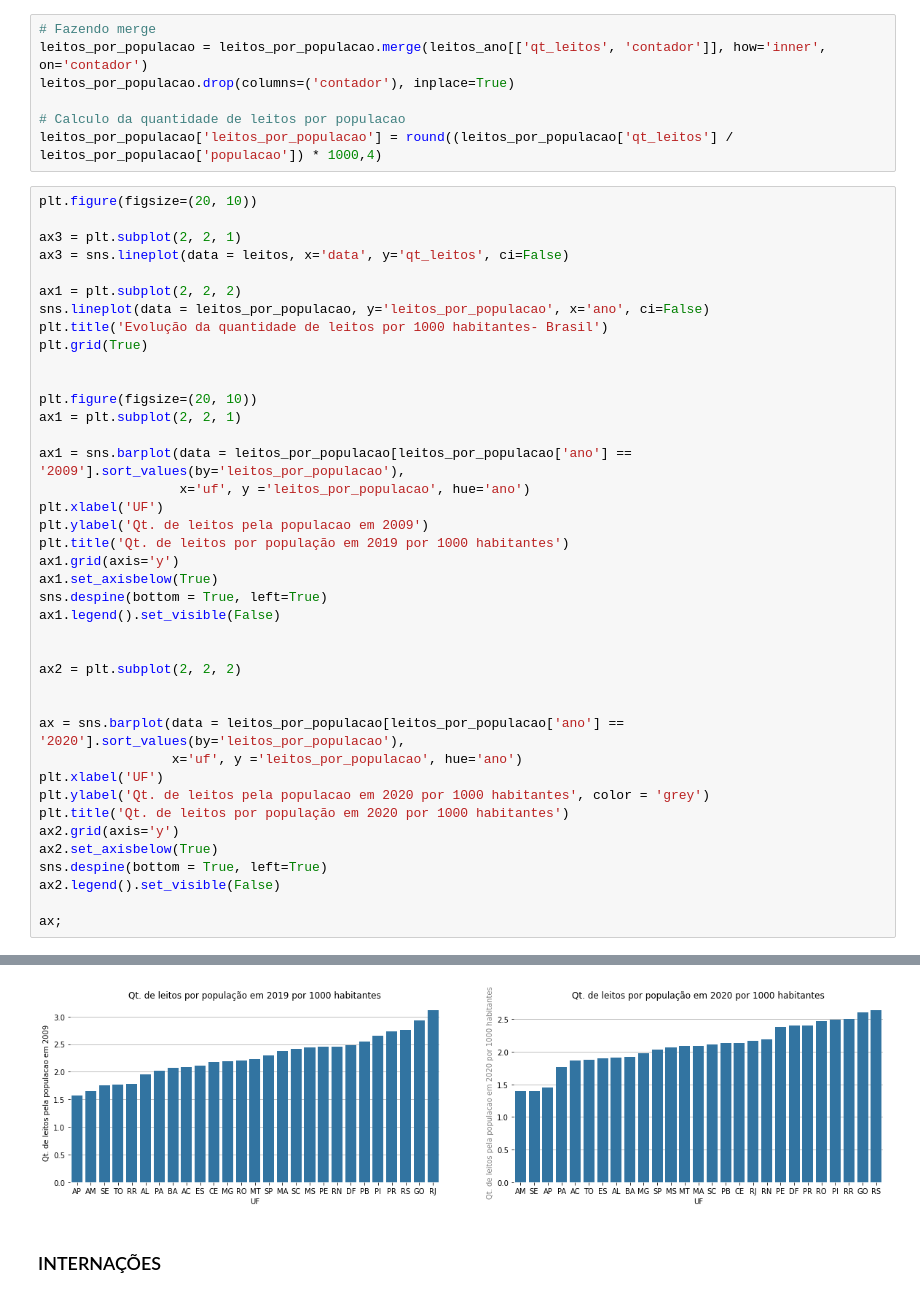
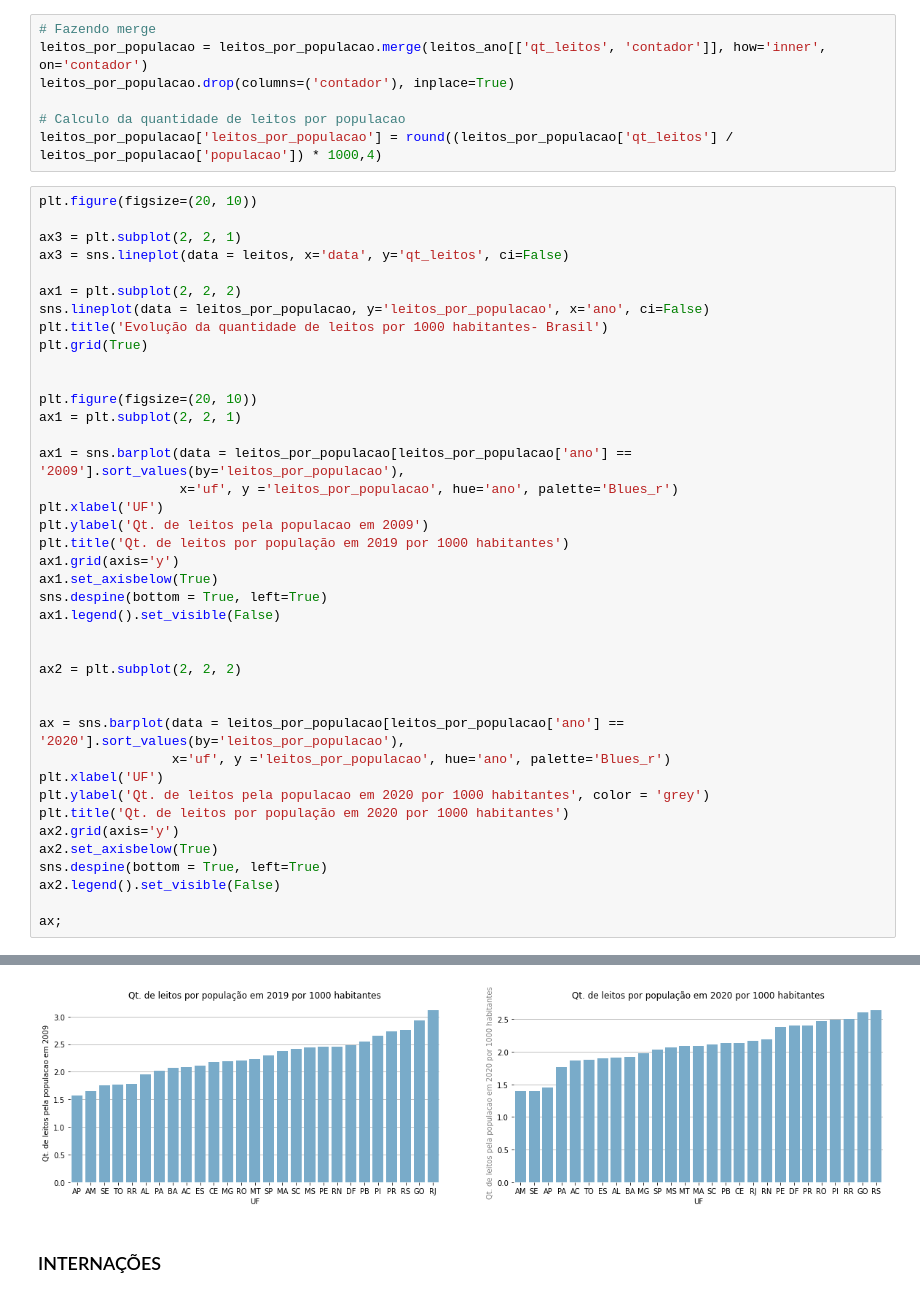
Before and after one commit to daianeklein/bootcamp-Alura, a Jupyter notebook: Desafio-Modulo4.ipynb, the cells around one changed output, grey strips where cells are left out. Cells and saved outputs as stored; diff of their text form.

```diff
--- a/Desafio-Modulo4.ipynb
+++ b/Desafio-Modulo4.ipynb
@@ -620,7 +623,7 @@ plt.figure(figsize=(20, 10))
 ax1 = plt.subplot(2, 2, 1)
 
 ax1 = sns.barplot(data = leitos_por_populacao[leitos_por_populacao['ano'] == '2009'].sort_values(by='leitos_por_populacao'),
-                  x='uf', y ='leitos_por_populacao', hue='ano')
+                  x='uf', y ='leitos_por_populacao', hue='ano', palette='Blues_r')
 plt.xlabel('UF')
 plt.ylabel('Qt. de leitos pela populacao em 2009')
 plt.title('Qt. de leitos por população em 2019 por 1000 habitantes')
@@ -634,7 +637,7 @@ ax2 = plt.subplot(2, 2, 2)
 
 
 ax = sns.barplot(data = leitos_por_populacao[leitos_por_populacao['ano'] == '2020'].sort_values(by='leitos_por_populacao'),
-                 x='uf', y ='leitos_por_populacao', hue='ano')
+                 x='uf', y ='leitos_por_populacao', hue='ano', palette='Blues_r')
 plt.xlabel('UF')
 plt.ylabel('Qt. de leitos pela populacao em 2020 por 1000 habitantes', color = 'grey')
 plt.title('Qt. de leitos por população em 2020 por 1000 habitantes')
@@ -649,4 +652,4 @@ ax;
-[figure, old version]
+[figure, new version]
 # %% [markdown]
 ### INTERNAÇÕES
 # %%
```
Also changed, not shown: parts of 12 cells of this notebook.
